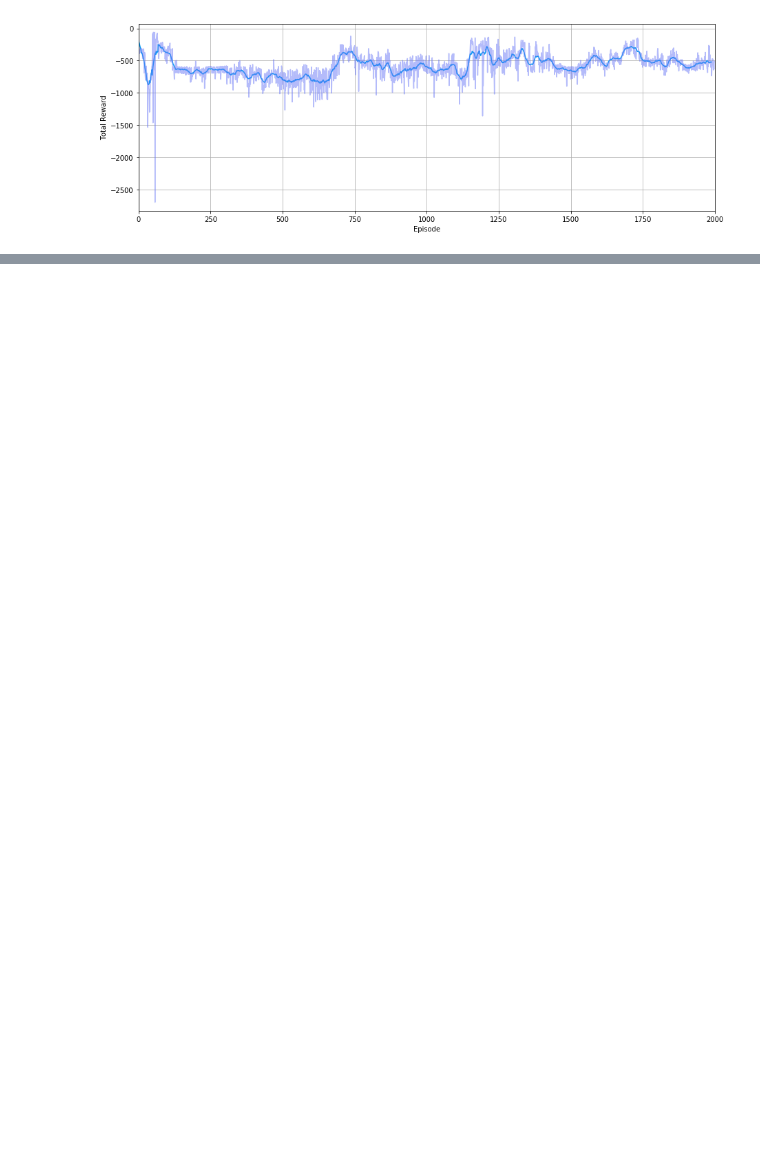
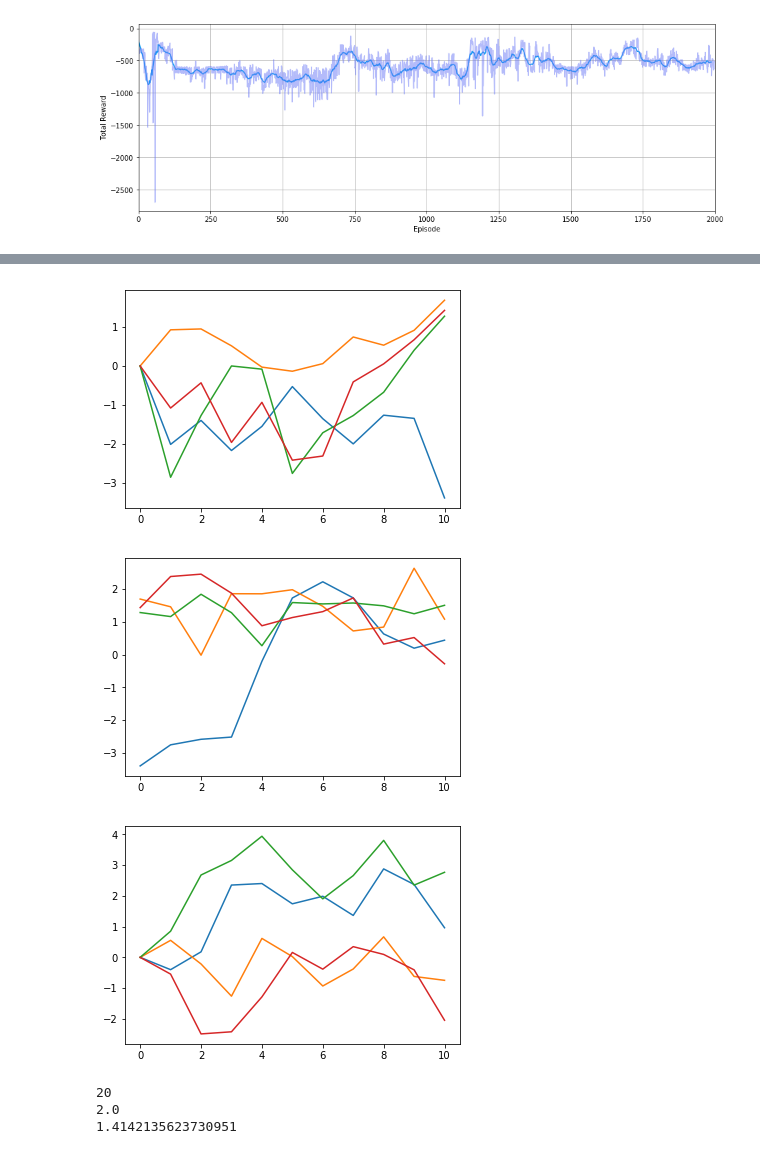
Before and after one commit to racersmith/RL_Quadcopter_2, a Jupyter notebook: Mountain_car.ipynb, the cells around one changed output, grey strips where cells are left out. Saved outputs shown, nothing was run; the diff lists cells and outputs as text; code cells hidden in the pictures; blank space fills up the shorter version.

```diff
--- a/Mountain_car.ipynb
+++ b/Mountain_car.ipynb
@@ -169,0 +172,27 @@ a-b
+# %%
+noise = OUNoise(4, 0.0, 0.15, 1.0)
+
+plt.plot([noise.state]+[noise() for _ in range(10)])
+plt.show()
+
+plt.plot([noise.state]+[noise() for _ in range(10)])
+plt.show()
+
+noise.reset()
+plt.plot([noise.state]+[noise() for _ in range(10)])
+plt.show()
+# %% [output]
+[figure, added]
+[figure, added]
+[figure, added]
+# %%
+print("{:0>2d}".format(20))
+import numpy as np
+-np.inf > 100
+
+print(np.linalg.norm([2.0, 0.0]))
+print(np.linalg.norm([1.0, 1.0]))
+# %% [output]
+20
+2.0
+1.4142135623730951
```
Also changed, not shown: parts of 10 cells of this notebook, 5 other files.
